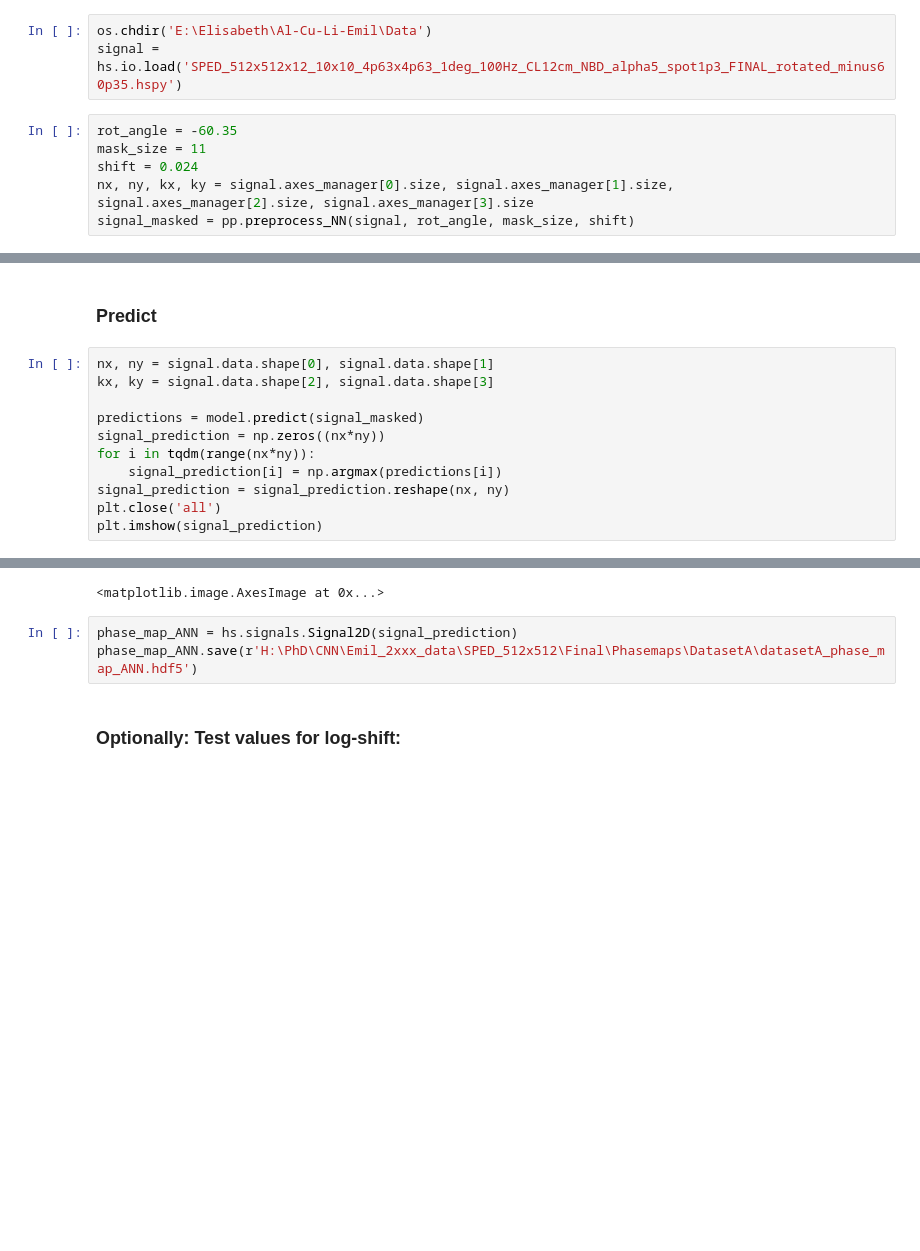
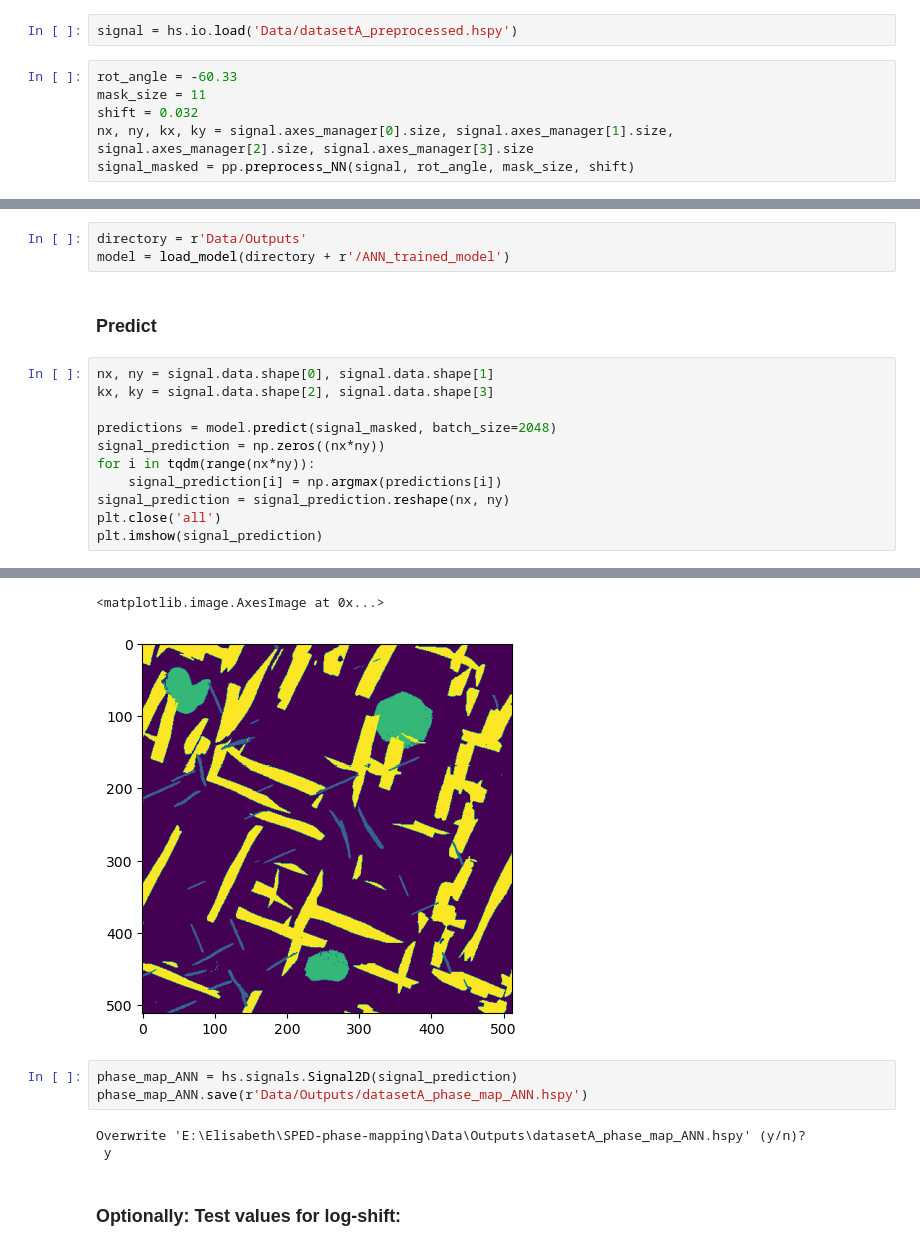
Before and after one commit to elisathr/SPED-phase-mapping, a Jupyter notebook: ANN/ann_2_predict.ipynb, the cells around one changed output, grey strips where cells are left out. Drawn from its saved outputs; the diff is of its cells as text; blank space fills up the shorter version.

```diff
--- a/ANN/ann_2_predict.ipynb
+++ b/ANN/ann_2_predict.ipynb
@@ -25,12 +21,11 @@ model = load_model(directory + r'/model_final_2023')
 # %% [markdown]
 ## Load and preprocess experimental data, load tensorflow model
 # %%
-os.chdir('E:\Elisabeth\Al-Cu-Li-Emil\Data')
-signal = hs.io.load('SPED_512x512x12_10x10_4p63x4p63_1deg_100Hz_CL12cm_NBD_alpha5_spot1p3_FINAL_rotated_minus60p35.hspy')
+signal = hs.io.load('Data/datasetA_preprocessed.hspy')
 # %%
-rot_angle = -60.35
+rot_angle = -60.33
 mask_size = 11
-shift = 0.024
+shift = 0.032
 nx, ny, kx, ky = signal.axes_manager[0].size, signal.axes_manager[1].size, signal.axes_manager[2].size, signal.axes_manager[3].size
 signal_masked = pp.preprocess_NN(signal, rot_angle, mask_size, shift)
 # %% [output]
@@ -44,10 +36,13 @@ model = tf.keras.models.load_model(directory + r'/model_final_2023')
+# %%
+directory = r'Data/Outputs'
+model = load_model(directory + r'/ANN_trained_model')
 # %% [markdown]
 ### Predict
 # %%
 nx, ny = signal.data.shape[0], signal.data.shape[1]
 kx, ky = signal.data.shape[2], signal.data.shape[3]
 
-predictions = model.predict(signal_masked)
+predictions = model.predict(signal_masked, batch_size=2048)
 signal_prediction = np.zeros((nx*ny))
 for i in tqdm(range(nx*ny)):
     signal_prediction[i] = np.argmax(predictions[i])
@@ -59,7 +54,11 @@ plt.imshow(signal_prediction)
 <matplotlib.image.AxesImage at 0x...>
+[figure, added]
 # %%
 phase_map_ANN = hs.signals.Signal2D(signal_prediction)
-phase_map_ANN.save(r'H:\PhD\CNN\Emil_2xxx_data\SPED_512x512\Final\Phasemaps\DatasetA\datasetA_phase_map_ANN.hdf5')
+phase_map_ANN.save(r'Data/Outputs/datasetA_phase_map_ANN.hspy')
+# %% [output]
+Overwrite 'E:\Elisabeth\SPED-phase-mapping\Data\Outputs\datasetA_phase_map_ANN.hspy' (y/n)?
+ y
 # %% [markdown]
 ### Optionally: Test values for log-shift:
 # %%
```
Also changed, not shown: parts of 7 cells of this notebook, 2 other files.
